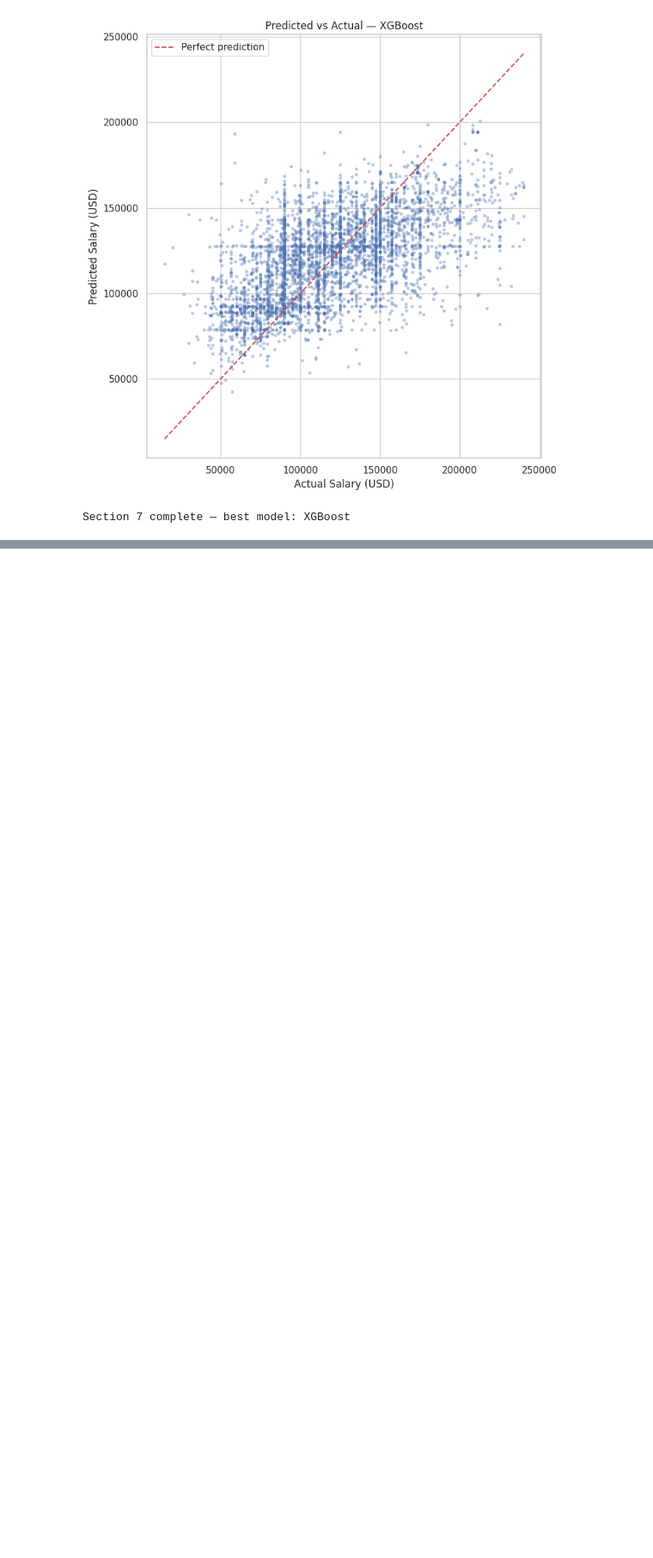
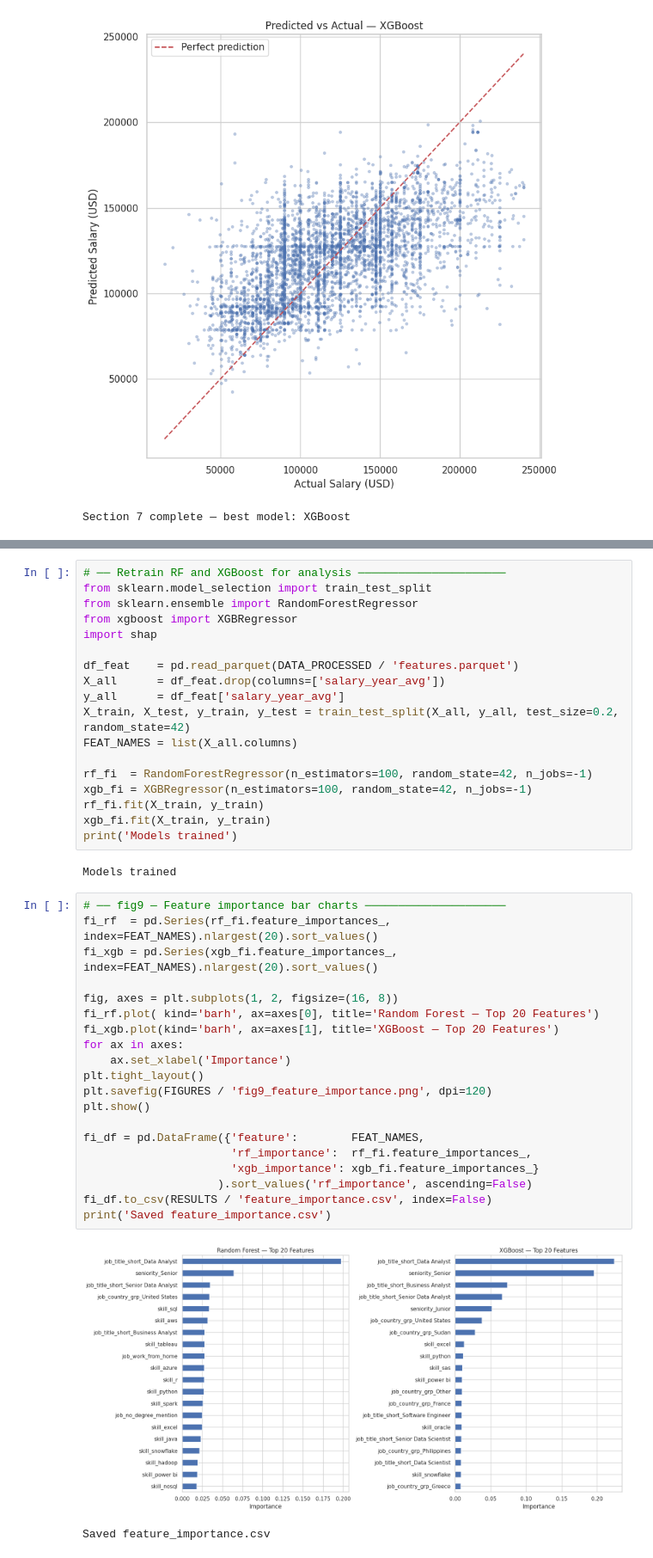
Before and after one commit to cansatir/dsa210-spring2026-project, a Jupyter notebook: notebooks/analysis.ipynb, the cells around one changed output, grey strips where cells are left out. Shown at 86% size. Saved outputs shown, nothing was run; the diff lists cells and outputs as text; blank space fills up the shorter version.

Commit message:
feat: feature importance and SHAP analysis

```diff
--- a/notebooks/analysis.ipynb
+++ b/notebooks/analysis.ipynb
@@ -632,0 +635,43 @@ Section 7 complete — best model: XGBoost
+# %%
+# ── Retrain RF and XGBoost for analysis ──────────────────────
+from sklearn.model_selection import train_test_split
+from sklearn.ensemble import RandomForestRegressor
+from xgboost import XGBRegressor
+import shap
+
+df_feat    = pd.read_parquet(DATA_PROCESSED / 'features.parquet')
+X_all      = df_feat.drop(columns=['salary_year_avg'])
+y_all      = df_feat['salary_year_avg']
+X_train, X_test, y_train, y_test = train_test_split(X_all, y_all, test_size=0.2, random_state=42)
+FEAT_NAMES = list(X_all.columns)
+
+rf_fi  = RandomForestRegressor(n_estimators=100, random_state=42, n_jobs=-1)
+xgb_fi = XGBRegressor(n_estimators=100, random_state=42, n_jobs=-1)
+rf_fi.fit(X_train, y_train)
+xgb_fi.fit(X_train, y_train)
+print('Models trained')
+# %% [output]
+Models trained
+# %%
+# ── fig9 — Feature importance bar charts ─────────────────────
+fi_rf  = pd.Series(rf_fi.feature_importances_,  index=FEAT_NAMES).nlargest(20).sort_values()
+fi_xgb = pd.Series(xgb_fi.feature_importances_, index=FEAT_NAMES).nlargest(20).sort_values()
+
+fig, axes = plt.subplots(1, 2, figsize=(16, 8))
+fi_rf.plot( kind='barh', ax=axes[0], title='Random Forest — Top 20 Features')
+fi_xgb.plot(kind='barh', ax=axes[1], title='XGBoost — Top 20 Features')
+for ax in axes:
+    ax.set_xlabel('Importance')
+plt.tight_layout()
+plt.savefig(FIGURES / 'fig9_feature_importance.png', dpi=120)
+plt.show()
+
+fi_df = pd.DataFrame({'feature':        FEAT_NAMES,
+                      'rf_importance':  rf_fi.feature_importances_,
+                      'xgb_importance': xgb_fi.feature_importances_}
+                    ).sort_values('rf_importance', ascending=False)
+fi_df.to_csv(RESULTS / 'feature_importance.csv', index=False)
+print('Saved feature_importance.csv')
+# %% [output]
+[figure, added]
+Saved feature_importance.csv
```
Also changed, not shown: parts of 3 cells of this notebook.
